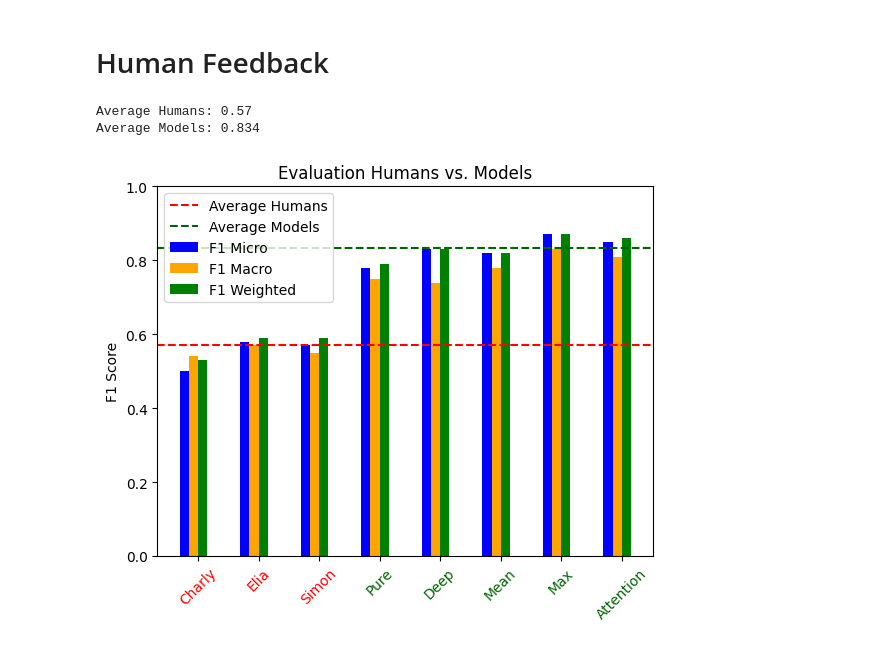
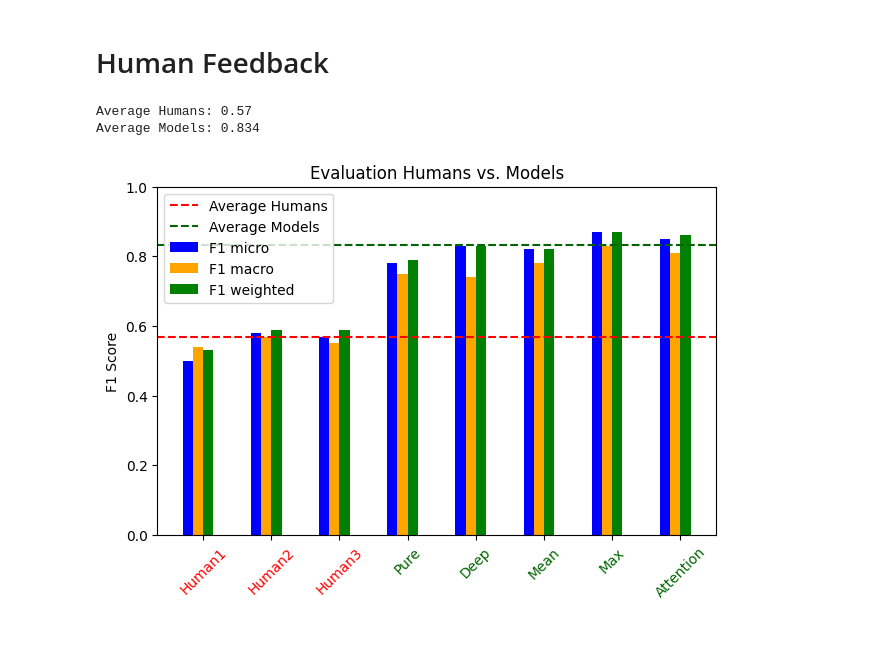
Before and after one commit to kruegercharles/LLM-SemEval, a Jupyter notebook: graphics.ipynb, the cells around one changed output. Cells and saved outputs as stored; diff of their text form; code cells hidden in the pictures.

```diff
--- a/graphics.ipynb
+++ b/graphics.ipynb
@@ -322,9 +322,9 @@ class Entity:
 
 entities: list[Entity] = []
 
-entities.append(Entity(name="Charly", f1_micro=0.50, f1_macro=0.54, f1_weighted=0.53))
-entities.append(Entity(name="Elia", f1_micro=0.58, f1_macro=0.57, f1_weighted=0.59))
-entities.append(Entity(name="Simon", f1_micro=0.57, f1_macro=0.55, f1_weighted=0.59))
+entities.append(Entity(name="Human1", f1_micro=0.50, f1_macro=0.54, f1_weighted=0.53))
+entities.append(Entity(name="Human2", f1_micro=0.58, f1_macro=0.57, f1_weighted=0.59))
+entities.append(Entity(name="Human3", f1_micro=0.57, f1_macro=0.55, f1_weighted=0.59))
 # entities.append(Entity(name="Voting", f1_micro=0.87, f1_macro=0.83, f1_weighted=0.87))
 entities.append(Entity(name="Pure", f1_micro=0.78, f1_macro=0.75, f1_weighted=0.79))
 entities.append(Entity(name="Deep", f1_micro=0.83, f1_macro=0.74, f1_weighted=0.83))
@@ -352,38 +352,40 @@ average_models = (
 print("Average Humans:", average_humans)
 print("Average Models:", average_models)
 
-ax.bar(index, f1_micro, bar_width, label="F1 Micro", color="blue")
-ax.bar(index + bar_width, f1_macro, bar_width, label="F1 Macro", color="orange")
+ax.bar(index, f1_micro, bar_width, label="F1 micro", color="blue")
+ax.bar(index + bar_width, f1_macro, bar_width, label="F1 macro", color="orange")
 ax.bar(
     index + bar_width * 2,
     f1_weighted,
     bar_width,
-    label="F1 Weighted",
+    label="F1 weighted",
     color="green",
 )
 
 ax.axhline(y=average_humans, color="r", linestyle="--", label="Average Humans")
 ax.axhline(y=average_models, color="darkgreen", linestyle="--", label="Average Models")
 
 ax.set_ylabel("F1 Score")
 ax.set_title("Evaluation Humans vs. Models")
 ax.set_xticks(index + bar_width * 1.5)
 xtick_labels = [entity.name for entity in entities]
 xtick_colors = [
-    "red" if name in ["Charly", "Elia", "Simon"] else "darkgreen"
+    "red" if name in ["Human1", "Human2", "Human3"] else "darkgreen"
     for name in xtick_labels
 ]
 ax.set_xticklabels(xtick_labels, rotation=45)
 for xtick, color in zip(ax.get_xticklabels(), xtick_colors):
     xtick.set_color(color)
 ax.set_ylim(0.0, 1.0)
+plt.tight_layout(rect=[0.0, 0.03, 1, 1])  # Adjust the bottom margin
+
 ax.legend()
 
 # save under name "evaluation-humans.png"
 plt.savefig("evaluation-humans.png")
 
 plt.show()
 # %% [output]
 Average Humans: 0.57
 Average Models: 0.834
-[figure, old version]
+[figure, new version]
```
Also changed, not shown: parts of 2 cells of this notebook, 4 other files.
